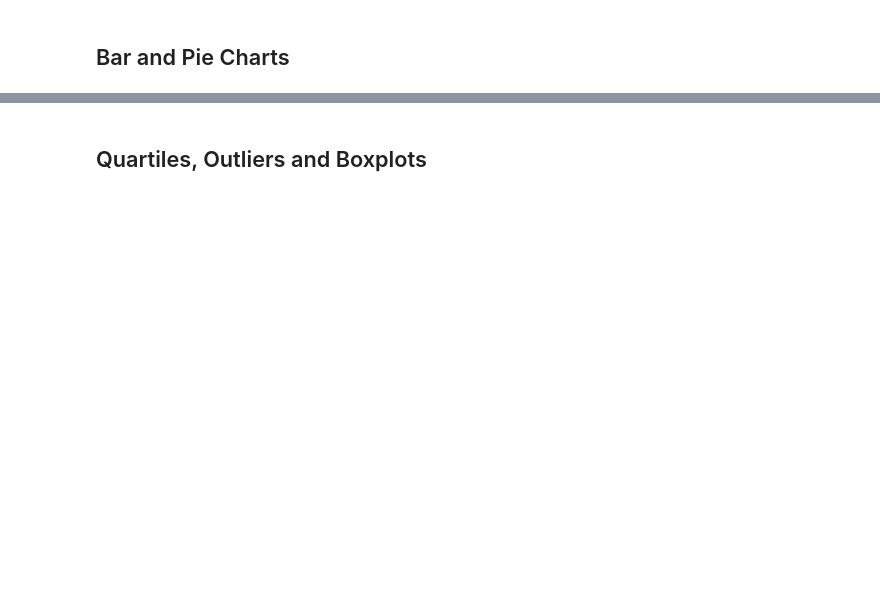
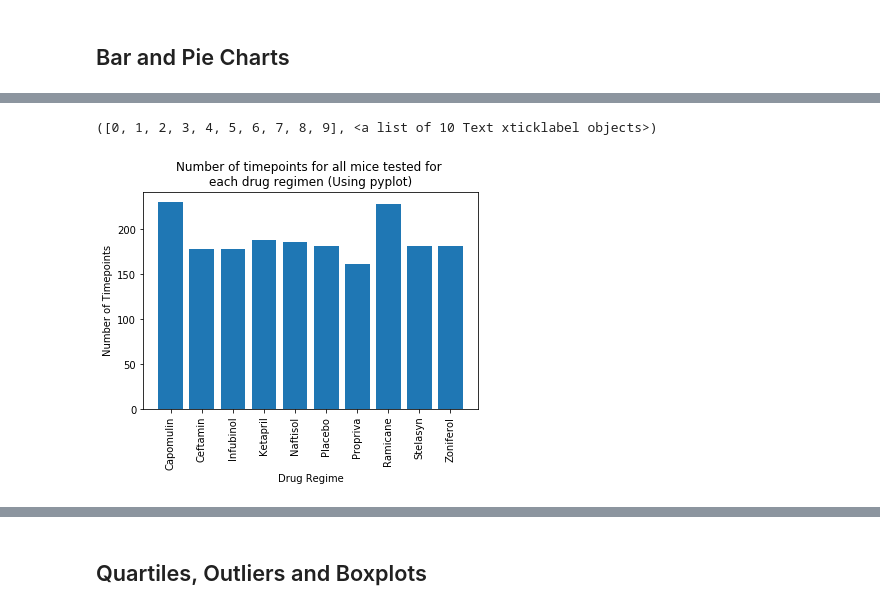
Before and after one commit to CanadianLatin/Challenge-05---Data-Visualization, a Jupyter notebook: pymaceuticals_starter.ipynb, the cells around one changed output, grey strips where cells are left out. Cells and saved outputs as stored; diff of their text form; code cells hidden in the pictures; blank space fills up the shorter version.

```diff
--- a/pymaceuticals_starter.ipynb
+++ b/pymaceuticals_starter.ipynb
@@ -328,4 +372,28 @@ Zoniferol     57.954259  73.324432
 # %%
 # Generate a bar plot showing the total number of timepoints for all mice tested for each drug regimen using pyplot.
+
+
+
+# Set x axis Y axis labels and Tittle
+
+
+# x_axis = np.arange(len(timepoints_plot_groupped))
+
+
+
+
+x_axis = timepoints_plot_groupped.index
+y_axis = timepoints_plot_groupped.values
+
+
+
+plt.bar(x_axis,y_axis)
+plt.title('Number of timepoints for all mice tested for \neach drug regimen (Using pyplot)')
+plt.xlabel('Drug Regime')
+plt.ylabel('Number of Timepoints')
+plt.xticks(rotation=90)
+# %% [output]
+([0, 1, 2, 3, 4, 5, 6, 7, 8, 9], <a list of 10 Text xticklabel objects>)
+[figure, added]
 # %%
 # Generate a pie plot showing the distribution of female versus male mice using Pandas
```
Also changed, not shown: parts of 16 cells of this notebook, 1 other file.
